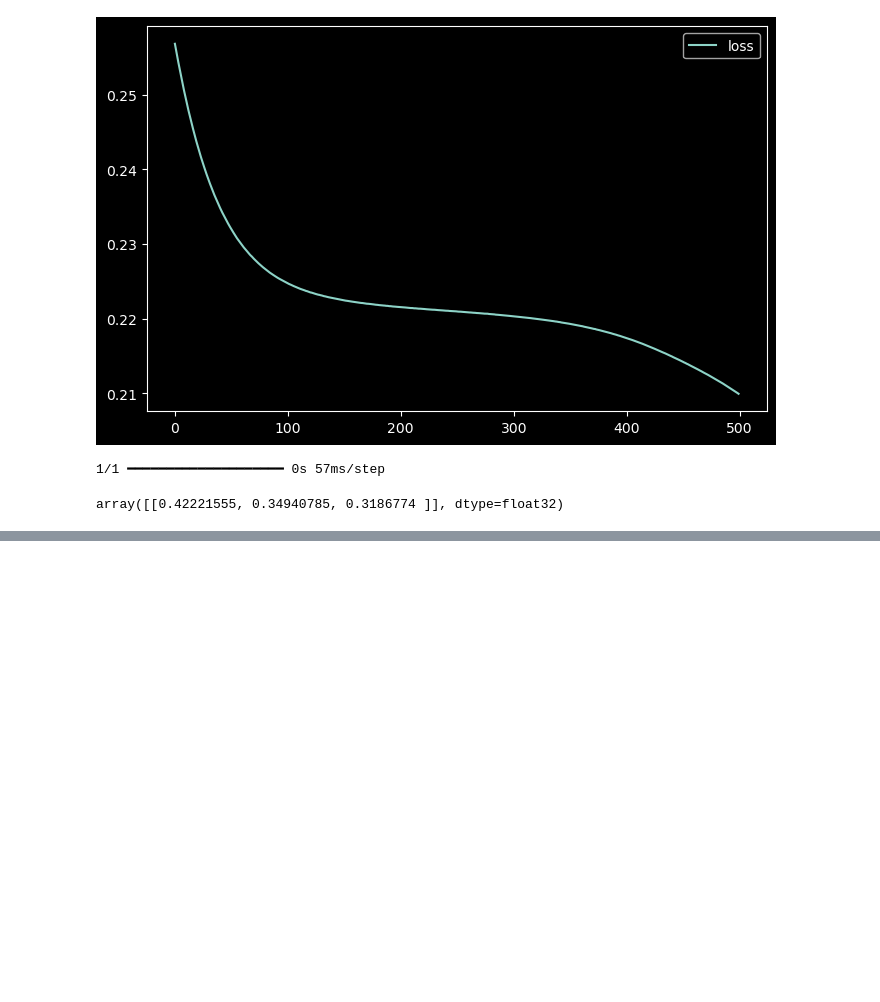
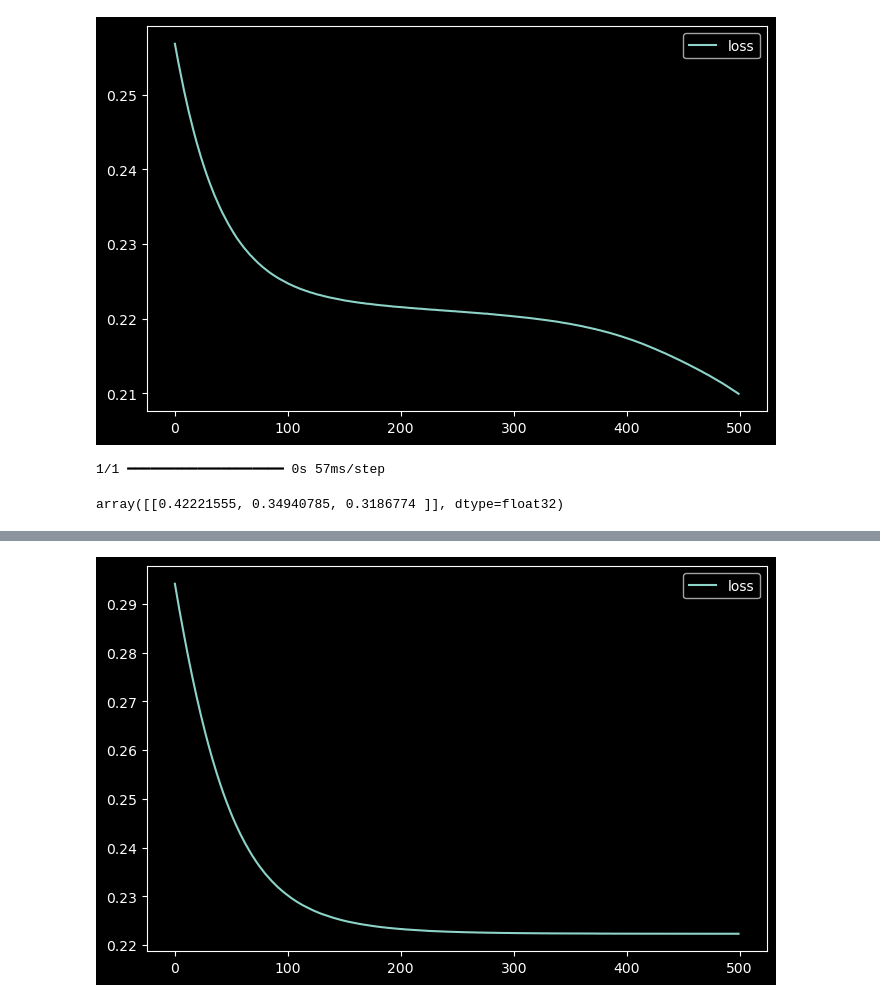
Before and after one commit to alcatere/master_ai, a Jupyter notebook: introduccion_inteligencia_artificial/perceptron_multicapa/ejercicio_01/Keras_multilayer_perceptron_iris.ipynb, the cells around one changed output, grey strips where cells are left out. Cells and saved outputs as stored; diff of their text form; code cells hidden in the pictures; blank space fills up the shorter version.

```diff
--- a/introduccion_inteligencia_artificial/perceptron_multicapa/ejercicio_01/Keras_multilayer_perceptron_iris.ipynb
+++ b/introduccion_inteligencia_artificial/perceptron_multicapa/ejercicio_01/Keras_multilayer_perceptron_iris.ipynb
@@ -92,0 +159,5 @@ array([[0.42221555, 0.34940785, 0.3186774 ]], dtype=float32)
+# %%
+pd.DataFrame(history.history).plot(figsize=(8,5))
+plt.show()
+# %% [output]
+[figure, added]
```
Also changed, not shown: parts of 6 cells of this notebook, 2 other files.
